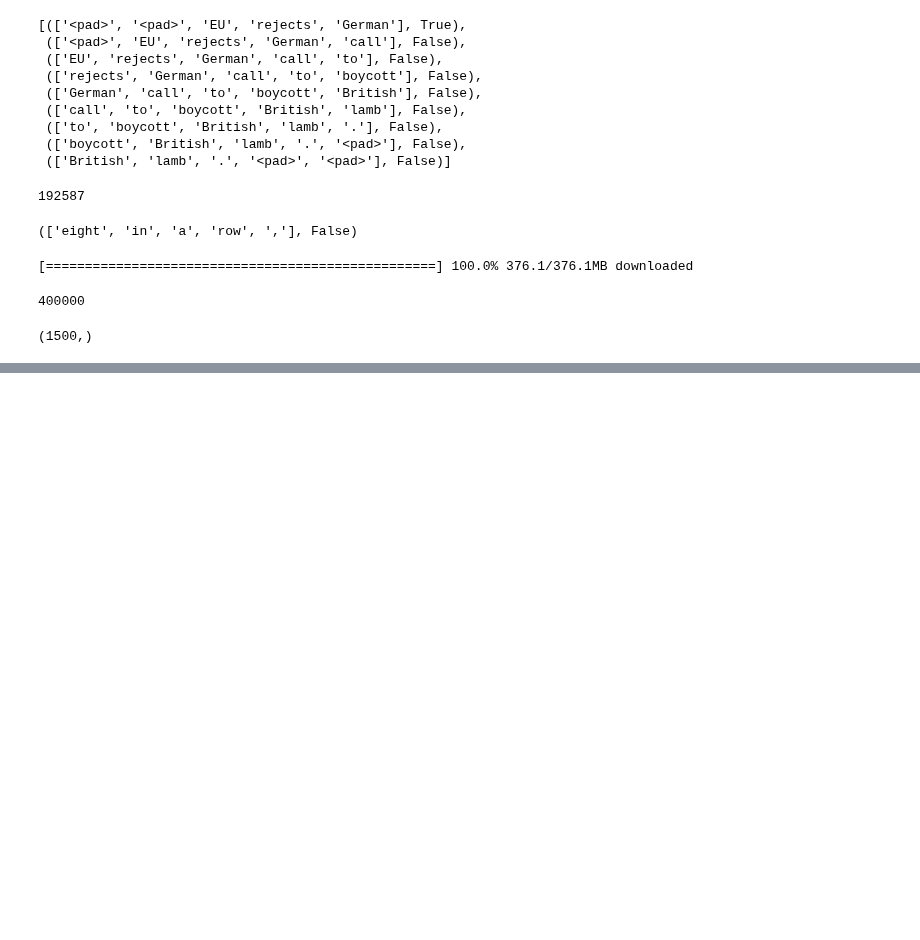
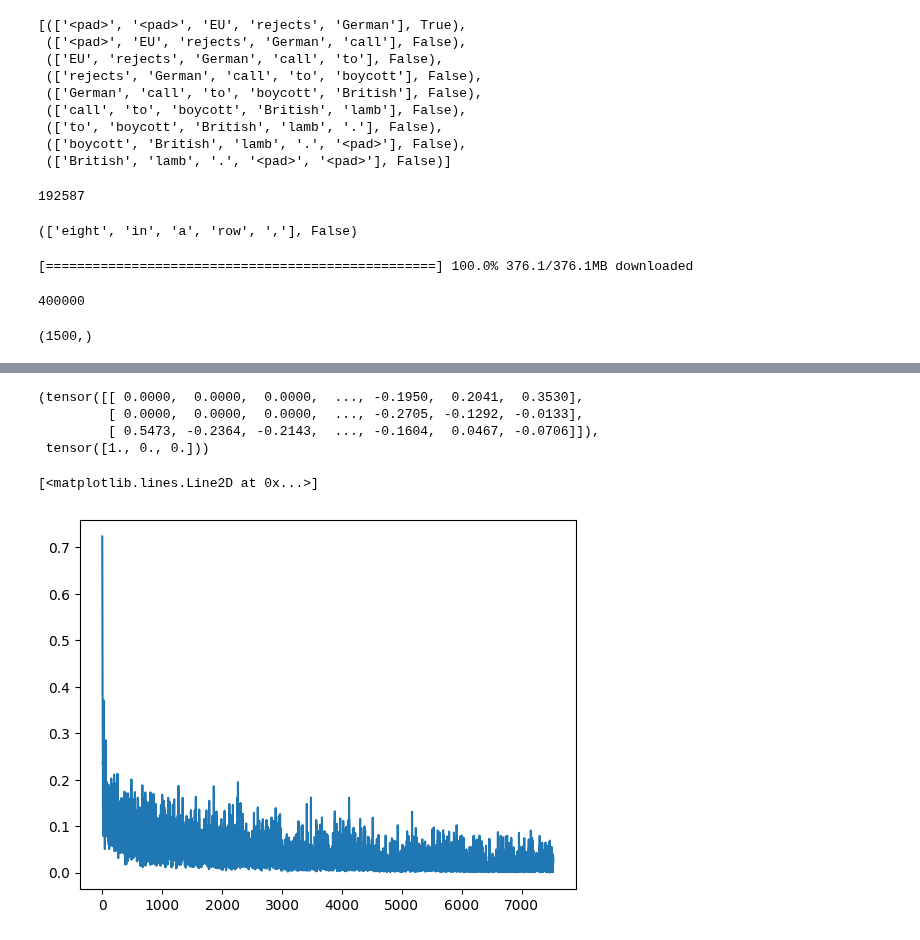
Before and after one commit to jdasam/aat3020, a Jupyter notebook: notebooks/2_named_entity_recognition.ipynb, the cells around one changed output, grey strips where cells are left out. Drawn from its saved outputs; the diff is of its cells as text; code cells hidden in the pictures; blank space fills up the shorter version.

```diff
--- a/notebooks/2_named_entity_recognition.ipynb
+++ b/notebooks/2_named_entity_recognition.ipynb
@@ -263,0 +367,71 @@ tensor(0.5294, grad_fn=<SqueezeBackward0>)
+# %%
+from typing import List, Tuple
+from torch.utils.data import DataLoader
+
+def custom_collate_fn(raw_batch:List[Tuple[np.ndarray, bool]]):
+  vectors = []
+  labels = []
+  for item in raw_batch:
+    vector, label = item
+    vectors.append(vector)
+    labels.append(label)
+  vectors = np.stack(vectors)
+  return torch.Tensor(vectors), torch.Tensor(labels)
+
+train_loader = DataLoader(dataset, batch_size=3, collate_fn=custom_collate_fn)
+
+# for batch in train_loader: # in python, for x in y makes iter(y): iterator of y
+#   batch
+#   break
+# vectors, labels = batch
+# vectors.shape, labels.shape
+
+raw_batch = [dataset[i] for i in range(3)] # this is how dataloader calls its dataset
+custom_collate_fn(raw_batch) # and it feed this raw_batch to collate_fn
+# %% [output]
+(tensor([[ 0.0000,  0.0000,  0.0000,  ..., -0.1950,  0.2041,  0.3530],
+         [ 0.0000,  0.0000,  0.0000,  ..., -0.2705, -0.1292, -0.0133],
+         [ 0.5473, -0.2364, -0.2143,  ..., -0.1604,  0.0467, -0.0706]]),
+ tensor([1., 0., 0.]))
+# %%
+def get_bce(pred, target, eps=1e-4):
+  assert pred.shape == target.shape
+  assert torch.min(pred) >= 0, "prediction must be output of sigmoid function"
+  assert torch.max(pred) <= 1, "prediction must be output of sigmoid function"
+
+  # BCE loss = - ( y*log(y_hat) + (1-y)*log(1-y_hat))
+
+  return -(target * torch.log(pred+eps) + (1-target) * torch.log(1-pred+eps)).mean()
+# %%
+from tqdm.auto import tqdm
+
+model = Classifier(input_size=1500, hidden_size=64, output_size=1)
+optimizer = torch.optim.Adam(model.parameters(), lr=1e-3)
+train_loader = DataLoader(dataset, batch_size=128, collate_fn=custom_collate_fn, shuffle=True)
+dev = 'cuda'
+
+model.to(dev)
+loss_record = []
+num_epochs = 5
+
+for epoch in range(num_epochs):
+  for batch in tqdm(train_loader): # in python, for x in y makes iter(y): iterator of y
+    vectors, labels = batch
+    vectors, labels = vectors.to(dev), labels.to(dev)
+    pred = model(vectors)
+    # calculate the loss
+    loss = get_bce(pred, labels)
+    # backpropagate
+    loss.backward()
+    # update the parameters
+    optimizer.step()
+    # reset the gradient
+    optimizer.zero_grad()
+
+    loss_record.append(loss.item())
+# %%
+import matplotlib.pyplot as plt
+plt.plot(loss_record)
+# %% [output]
+[<matplotlib.lines.Line2D at 0x...>]
+[figure, added]
```
Also changed, not shown: parts of 7 cells of this notebook.
